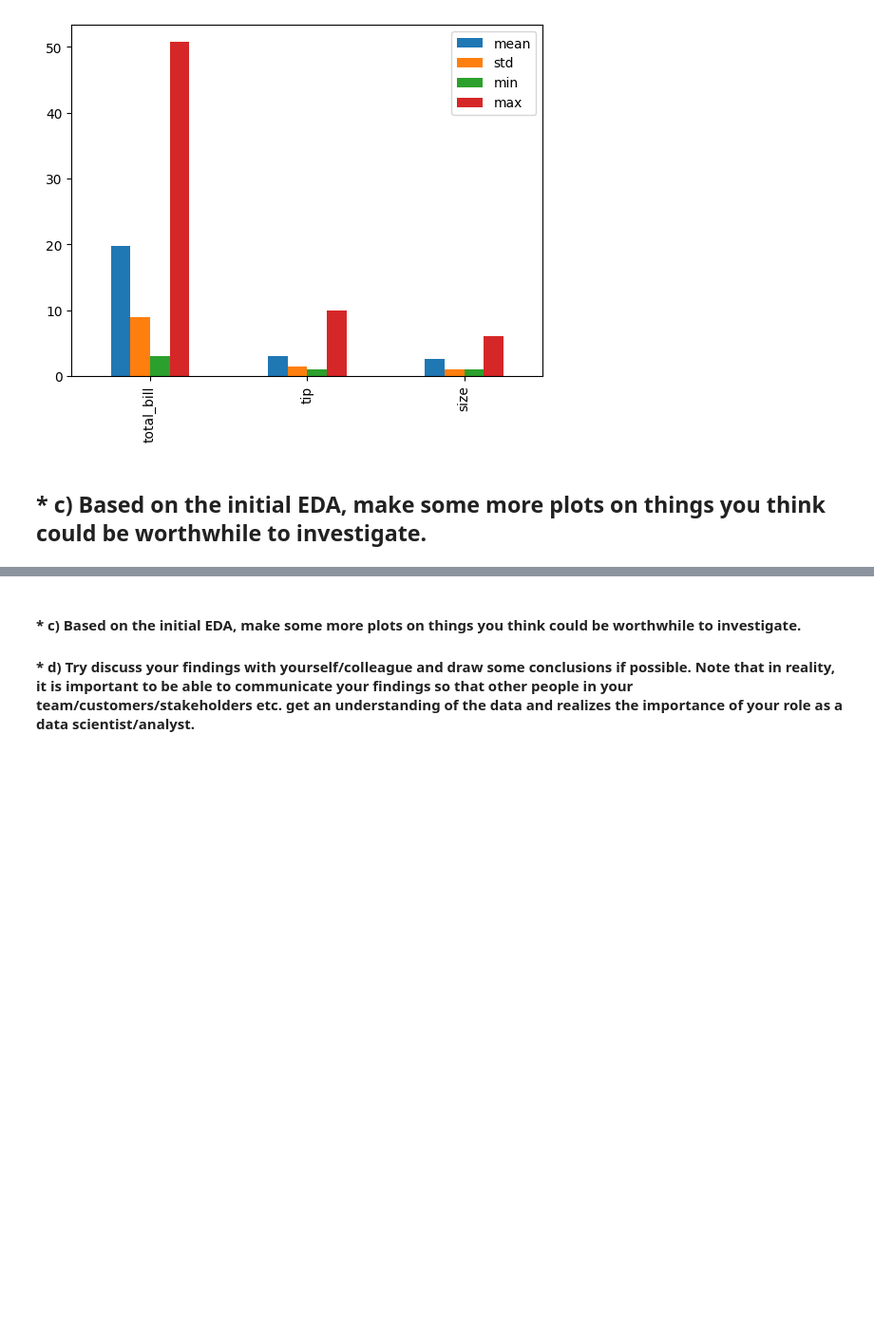
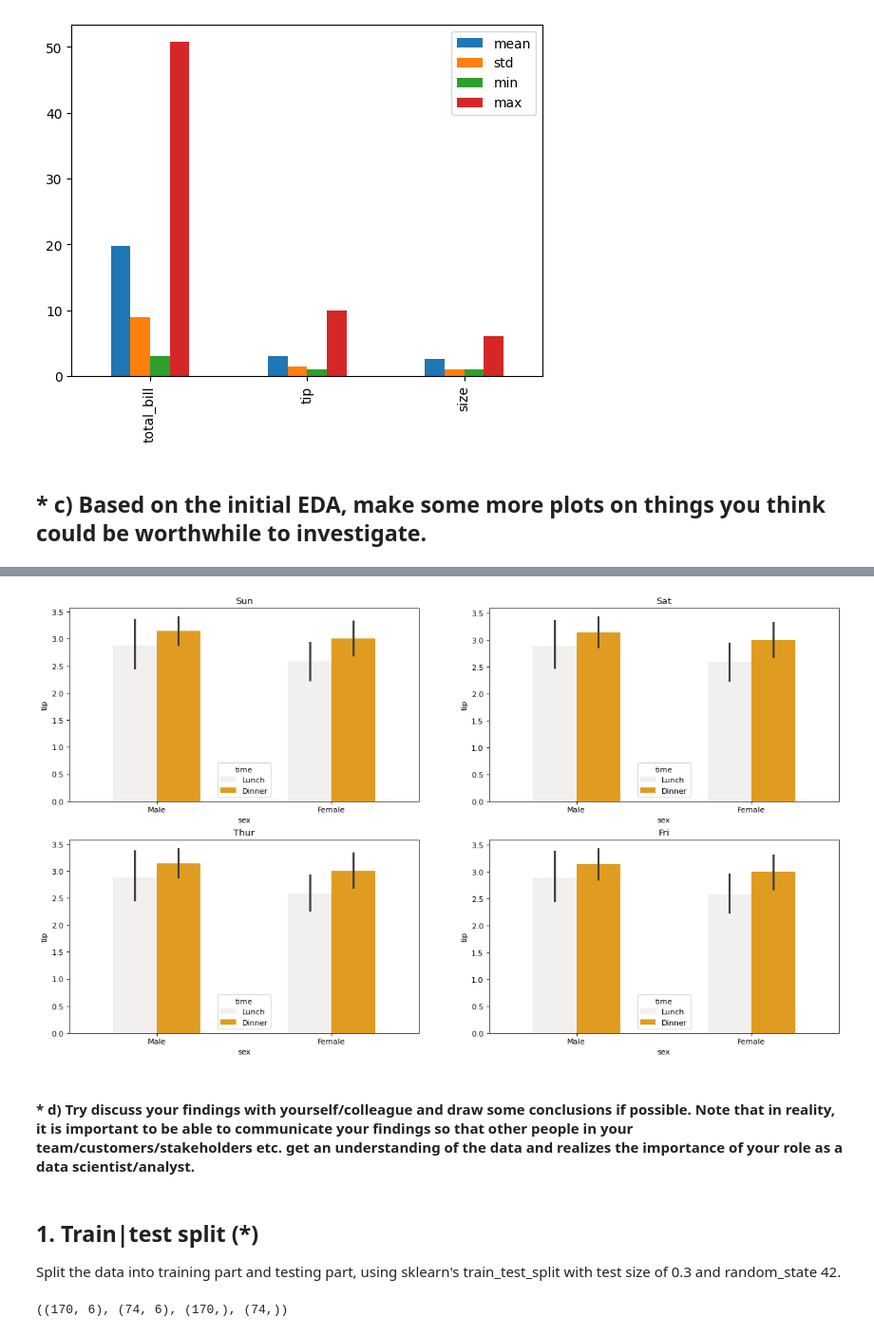
Before and after one commit to JoelOscarsson/Machine-Learning, a Jupyter notebook: Excercises/L3-Overfit-Polynomial.ipynb, the cells around one changed output, grey strips where cells are left out. Shown: that part at 95% size. Saved outputs shown, nothing was run; the diff lists cells and outputs as text; code cells hidden in the pictures; blank space fills up the shorter version.

```diff
--- a/Excercises/L3-Overfit-Polynomial.ipynb
+++ b/Excercises/L3-Overfit-Polynomial.ipynb
@@ -54,3 +78,25 @@ df.describe().T.drop(["count","25%","50%","75%"],axis="columns").plot(kind="bar"
+# %%
+fig= plt.figure(dpi=80,figsize=(18, 10))
+for i, day in enumerate(df['day'].unique()):
+    ax=plt.subplot(2,2,i+1)
+    sns.barplot(data =df, x='sex', y='tip', hue= "time", width= .5, color='orange')
+    ax.set_title(day)
+# %% [output]
+[figure, added]
 # %% [markdown]
-####  * c) Based on the initial EDA, make some more plots on things you think could be worthwhile to investigate.
+
 ####  * d) Try discuss your findings with yourself/colleague and draw some conclusions if possible. Note that in reality, it is important to be able to communicate your findings so that other people in your team/customers/stakeholders etc. get an understanding of the data and realizes the importance of your role as a data scientist/analyst.
+# %% [markdown]
+## 1. Train|test split (*)
+Split the data into training part and testing part, using sklearn's train_test_split with test size of 0.3 and random_state 42.
+# %%
+from sklearn.model_selection import train_test_split
+
+y_df = df["tip"]
+X_df = df.drop("tip",axis="columns")
+
+X_train,X_test,y_train,y_test = train_test_split(X_df,y_df,test_size=0.3,random_state=42)
+
+X_train.shape,X_test.shape,y_train.shape,y_test.shape
+# %% [output]
+((170, 6), (74, 6), (170,), (74,))
```
Also changed, not shown: parts of 5 cells of this notebook.
